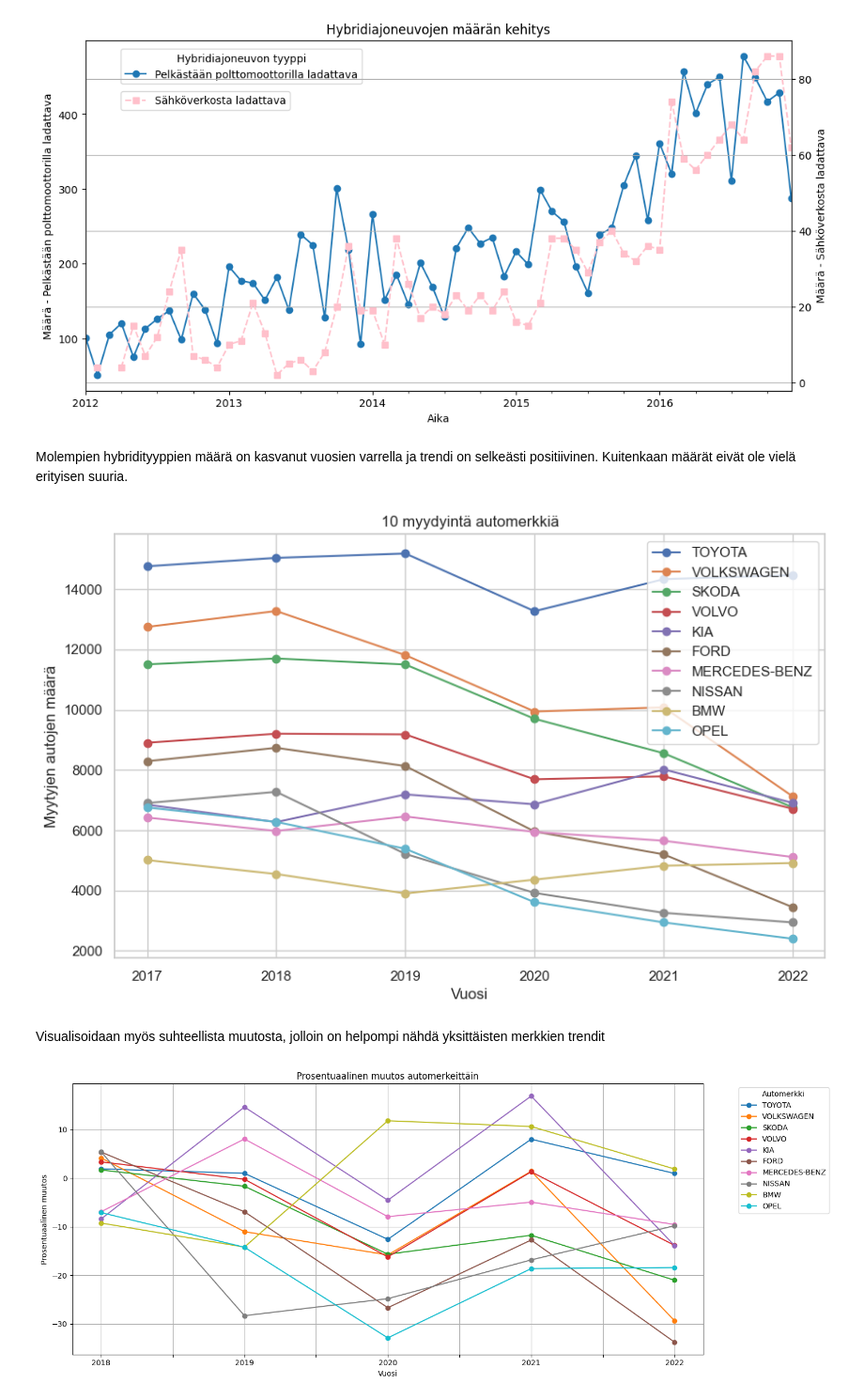
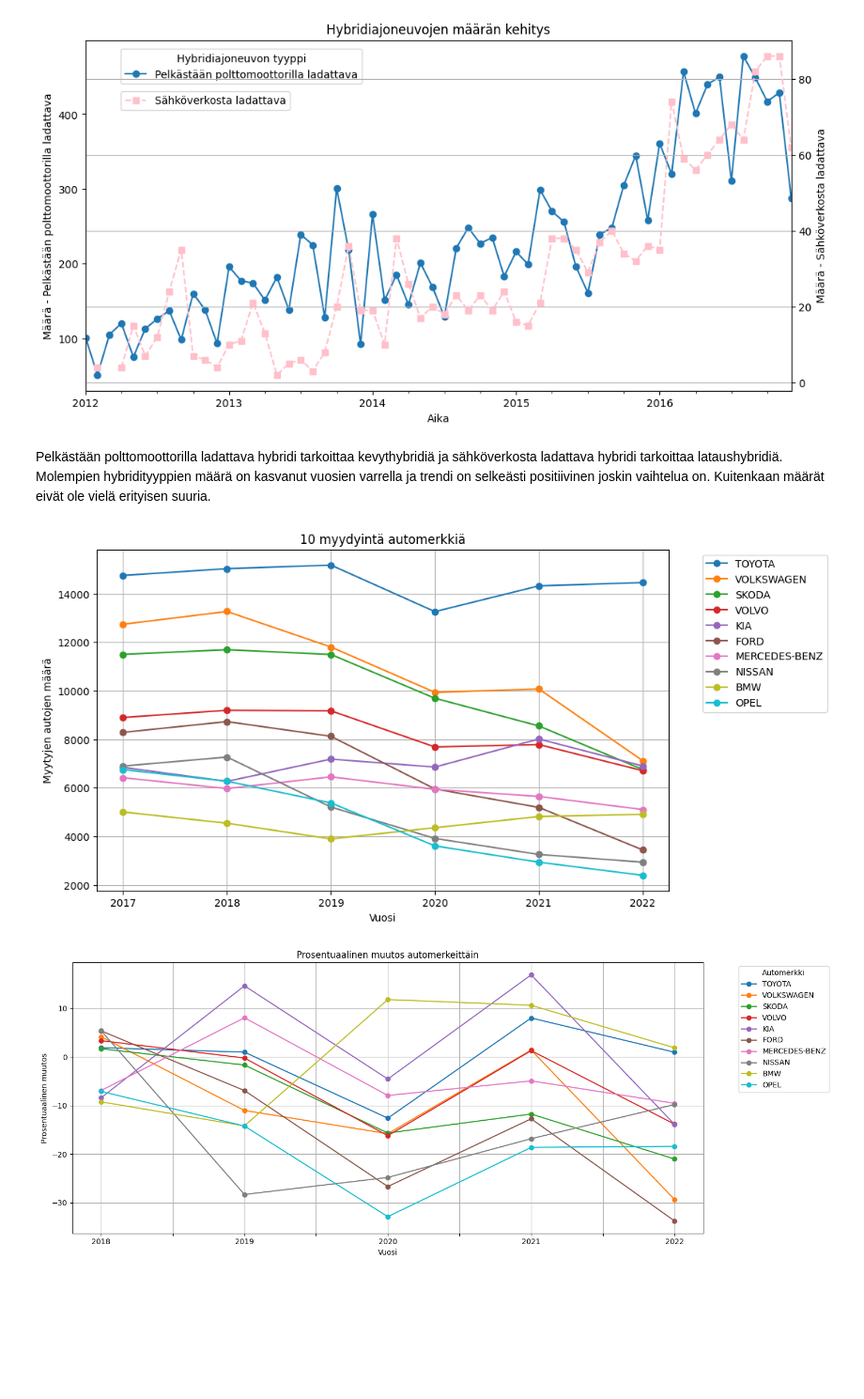
Before and after one commit to GouchinHub/TJTS4901, a Jupyter notebook: harjoitustyo.ipynb, the cells around one changed output. Shown at 94% size. Saved outputs shown, nothing was run; the diff lists cells and outputs as text; code cells hidden in the pictures; blank space fills up the shorter version.

```diff
--- a/harjoitustyo.ipynb
+++ b/harjoitustyo.ipynb
@@ -84,24 +85,23 @@ plt.show()
 # %% [output]
 [figure]
 # %% [markdown]
-Molempien hybridityyppien määrä on kasvanut vuosien varrella ja trendi on selkeästi positiivinen. Kuitenkaan määrät eivät ole vielä erityisen suuria.
+Pelkästään polttomoottorilla ladattava hybridi tarkoittaa kevythybridiä ja sähköverkosta ladattava hybridi tarkoittaa lataushybridiä.
+Molempien hybridityyppien määrä on kasvanut vuosien varrella ja trendi on selkeästi positiivinen joskin vaihtelua on. Kuitenkaan määrät eivät ole vielä erityisen suuria.
 # %%
 df = kk.ensirekisteroinnit_vuosittain(2017, 2022, 'merkki')
 df['Total'] = df[df.columns[1:]].sum(axis=1)
 df_sorted = df.sort_values(by='Total', ascending=False).head(10)
 plt.figure(figsize=(10, 6))
 for index, row in df_sorted.iterrows():
     plt.plot(df.columns[1:-1], row[1:-1], marker='o', label=row['merkki'])
 plt.title('10 myydyintä automerkkiä')
 plt.xlabel('Vuosi')
 plt.ylabel('Myytyjen autojen määrä')
-plt.legend()
+plt.legend(bbox_to_anchor=(1.05, 1), loc='upper left')
 plt.grid(True)
 plt.show()
 # %% [output]
-[figure, old version]
+[figure, new version]
-# %% [markdown]
-Visualisoidaan myös suhteellista muutosta, jolloin on helpompi nähdä yksittäisten merkkien trendit
 # %%
 df = kk.ensirekisteroinnit_vuosittain(2017, 2022, 'merkki')
 df['Total'] = df[df.columns[1:]].sum(axis=1)
```
Also changed, not shown: parts of 8 cells of this notebook.
